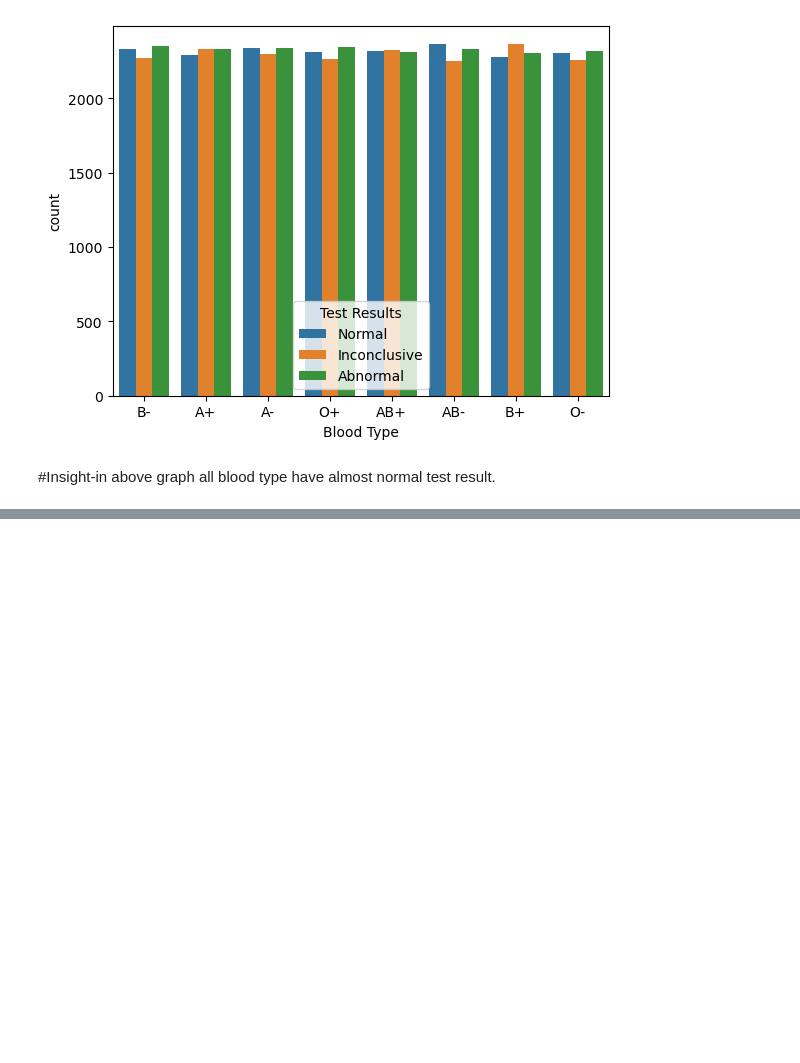
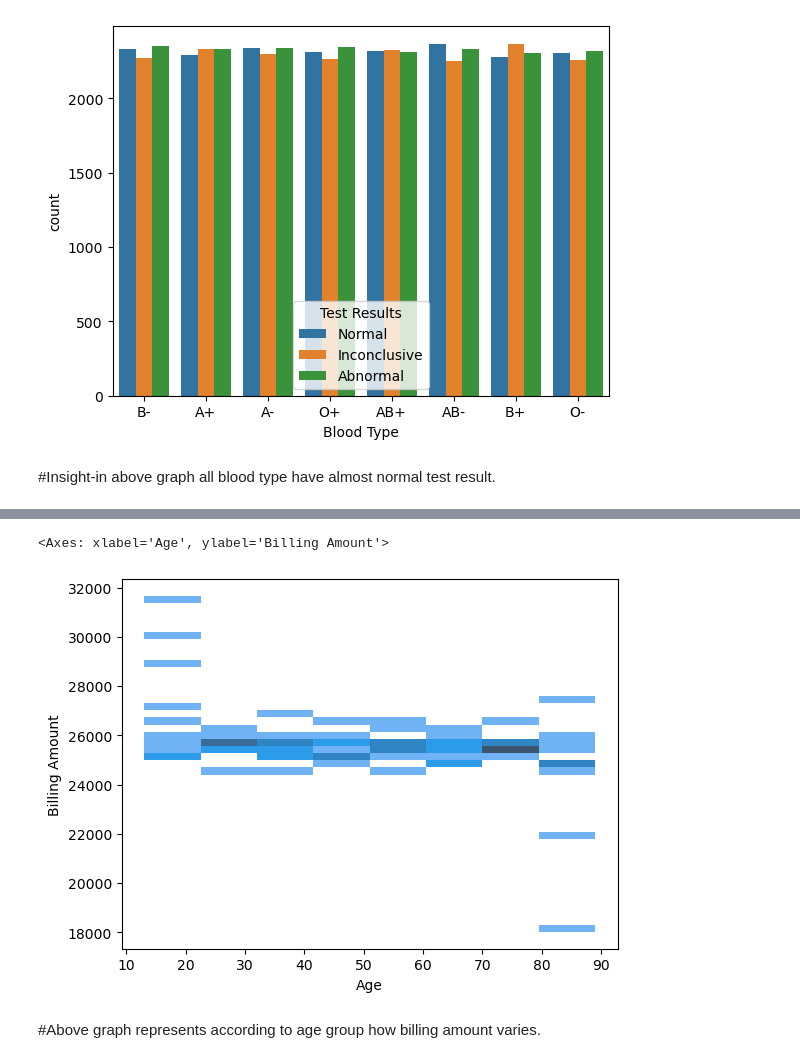
Before and after one commit to ThonteShila/DA-Project-Health_Care-Real-World-Data-, a Jupyter notebook: healtcare.ipynb, the cells around one changed output, grey strips where cells are left out. Saved outputs shown, nothing was run; the diff lists cells and outputs as text; code cells hidden in the pictures; blank space fills up the shorter version.

Commit message:
New columns created from data

```diff
--- a/healtcare.ipynb
+++ b/healtcare.ipynb
@@ -443,0 +450,5 @@ sns.countplot(x=df["Blood Type"],hue=df["Test Results"])
+# %%
+age_bill_df=df.groupby("Age")["Billing Amount"].mean()
+# %%
+age_bill_df=pd.DataFrame(age_bill_df)
+age_bill_df
@@ -443,0 +470,7 @@ sns.countplot(x=df["Blood Type"],hue=df["Test Results"])
+# %%
+sns.histplot(age_bill_df,x="Age",y="Billing Amount")
+# %% [output]
+<Axes: xlabel='Age', ylabel='Billing Amount'>
+[figure, added]
+# %% [markdown]
+#Above graph represents according to age group how billing amount varies.
```
Also changed, not shown: parts of 15 cells of this notebook.
